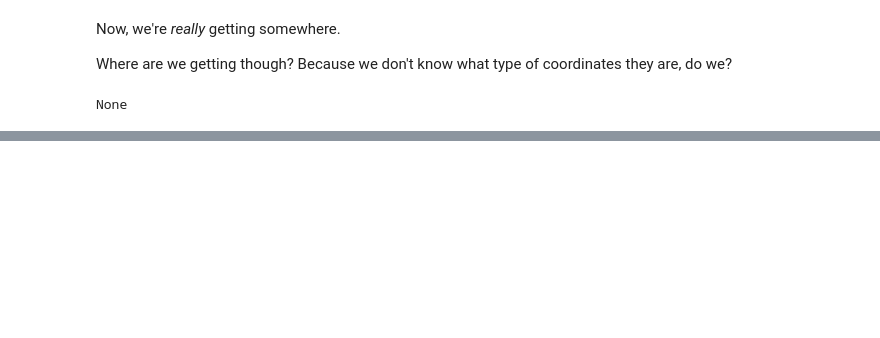
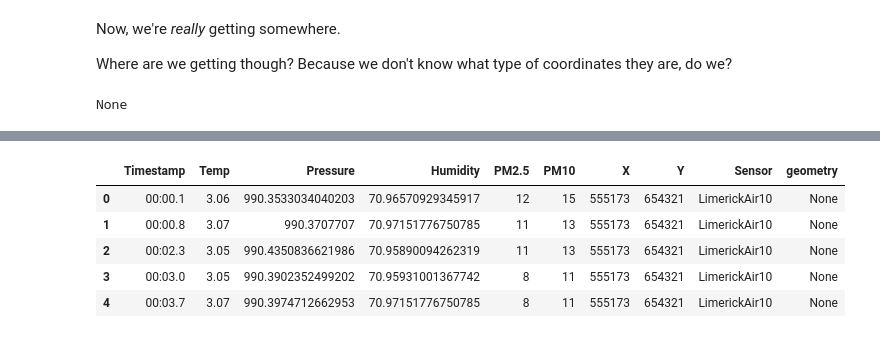
Before and after one commit to bamacgabhann/IEOS2023, a Jupyter notebook: ieos2023/3_Vector_data.ipynb, the cells around one changed output, grey strips where cells are left out. Cells and saved outputs as stored; diff of their text form; code cells hidden in the pictures; blank space fills up the shorter version.

```diff
--- a/ieos2023/3_Vector_data.ipynb
+++ b/ieos2023/3_Vector_data.ipynb
@@ -244,0 +429,4 @@ Whoops.
+# %%
+%time pollution = gpd.read_file('../sample data/LimerickAir10_2021-01-22_FrRRd.csv')
+pollution.head()
+# %% [output]
@@ -244,0 +435,6 @@ Whoops.
+|  | Timestamp | Temp | Pressure | Humidity | PM2.5 | PM10 | X | Y | Sensor | geometry |
+| 0 | 00:00.1 | 3.06 | 990.3533034040203 | 70.96570929345917 | 12 | 15 | 555173 | 654321 | LimerickAir10 | None |
+| 1 | 00:00.8 | 3.07 | 990.3707707 | 70.97151776750785 | 11 | 13 | 555173 | 654321 | LimerickAir10 | None |
+| 2 | 00:02.3 | 3.05 | 990.4350836621986 | 70.95890094262319 | 11 | 13 | 555173 | 654321 | LimerickAir10 | None |
+| 3 | 00:03.0 | 3.05 | 990.3902352499202 | 70.95931001367742 | 8 | 11 | 555173 | 654321 | LimerickAir10 | None |
+| 4 | 00:03.7 | 3.07 | 990.3974712662953 | 70.97151776750785 | 8 | 11 | 555173 | 654321 | LimerickAir10 | None |
```
Also changed, not shown: parts of 30 cells of this notebook, 6 other files.
